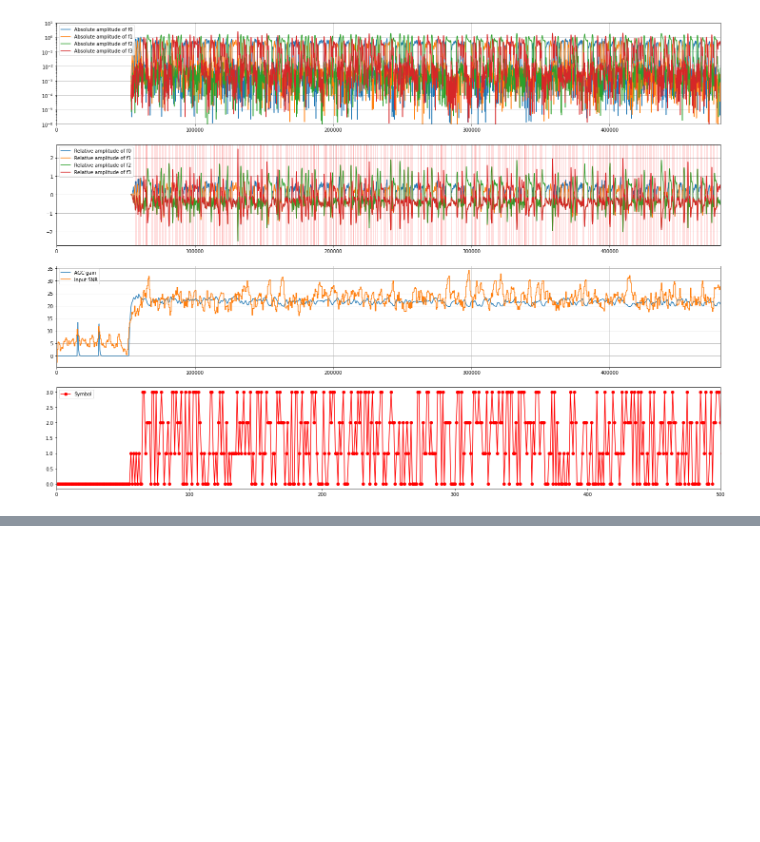
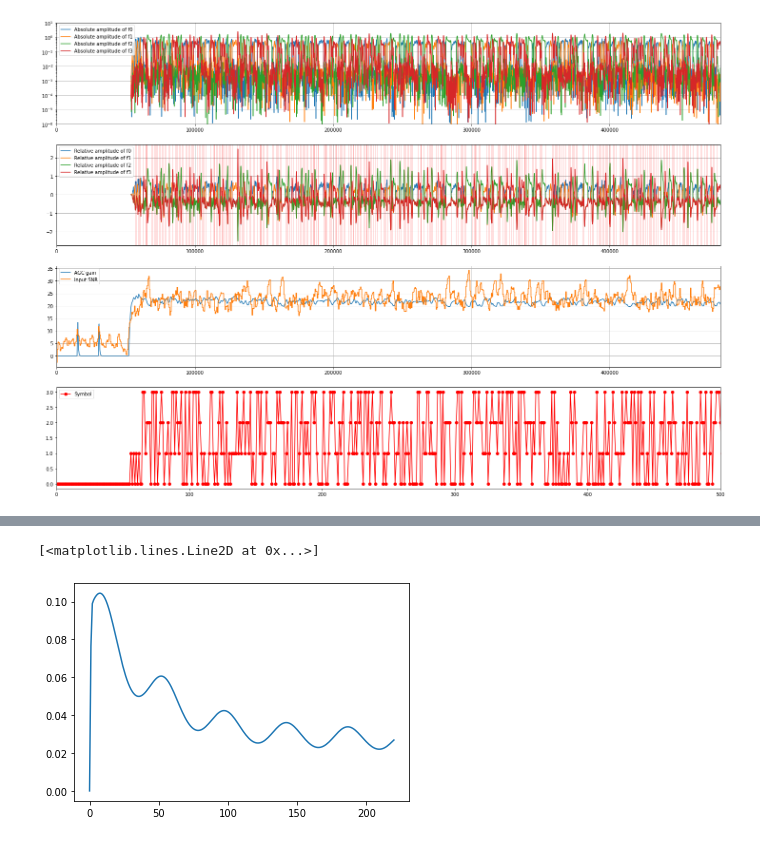
Before and after one commit to mbyzhang/psrecv, a Jupyter notebook: demo.ipynb, the cells around one changed output, grey strips where cells are left out. Drawn from its saved outputs; the diff is of its cells as text; code cells hidden in the pictures; blank space fills up the shorter version.

```diff
--- a/demo.ipynb
+++ b/demo.ipynb
@@ -218,0 +239,5 @@ viz.plot_statistics(pipeline, fs, baudrate, 0.0, 10.0)
+# %%
+plt.plot(cl.stat_e_raw)
+# %% [output]
+[<matplotlib.lines.Line2D at 0x...>]
+[figure, added]
```
Also changed, not shown: parts of 6 cells of this notebook.
